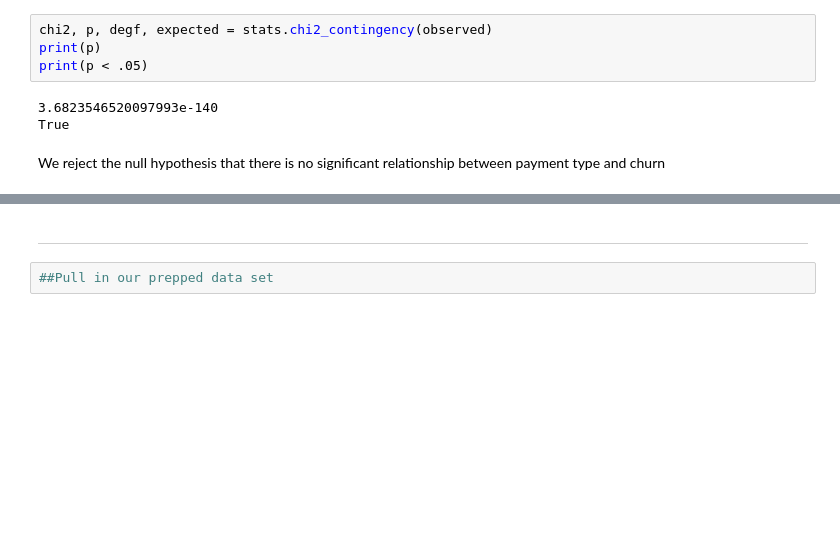
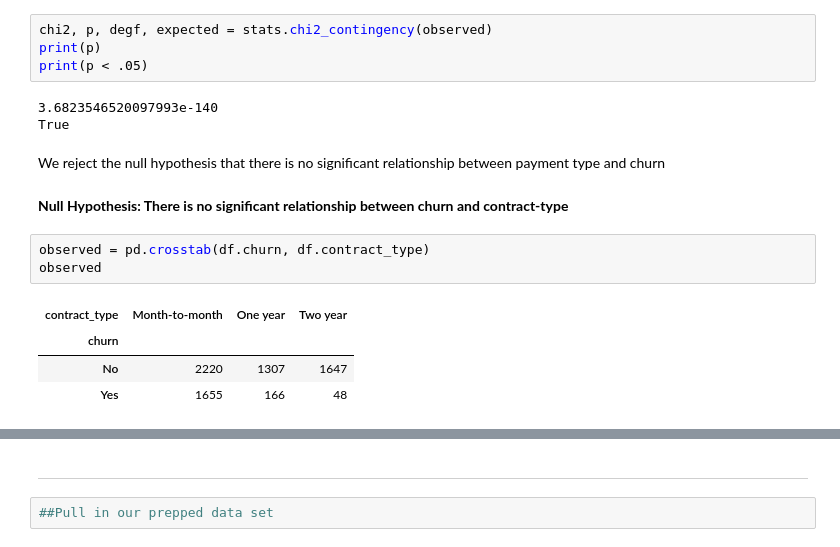
Before and after one commit to matt-c-knight/telco_project, a Jupyter notebook: main_file.ipynb, the cells around one changed output, grey strips where cells are left out. Cells and saved outputs as stored; diff of their text form; blank space fills up the shorter version.

```diff
--- a/main_file.ipynb
+++ b/main_file.ipynb
@@ -107,3 +107,13 @@ print(p < .05)
 True
 # %% [markdown]
 We reject the null hypothesis that there is no significant relationship between payment type and churn
+# %% [markdown]
+<b>Null Hypothesis: There is no significant relationship between churn and contract-type</b>
+# %%
+observed = pd.crosstab(df.churn, df.contract_type)
+observed
+# %% [output]
+| contract_type | Month-to-month | One year | Two year |
+| churn |  |  |  |
+| No | 2220 | 1307 | 1647 |
+| Yes | 1655 | 166 | 48 |
```
Also changed, not shown: parts of 31 cells of this notebook, 1 other file.
